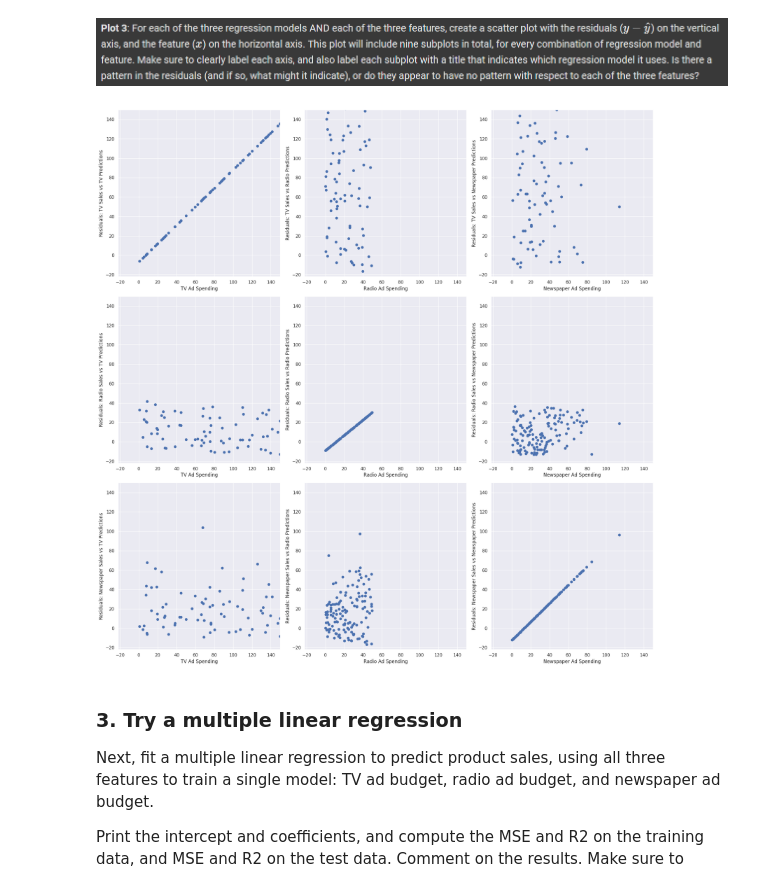
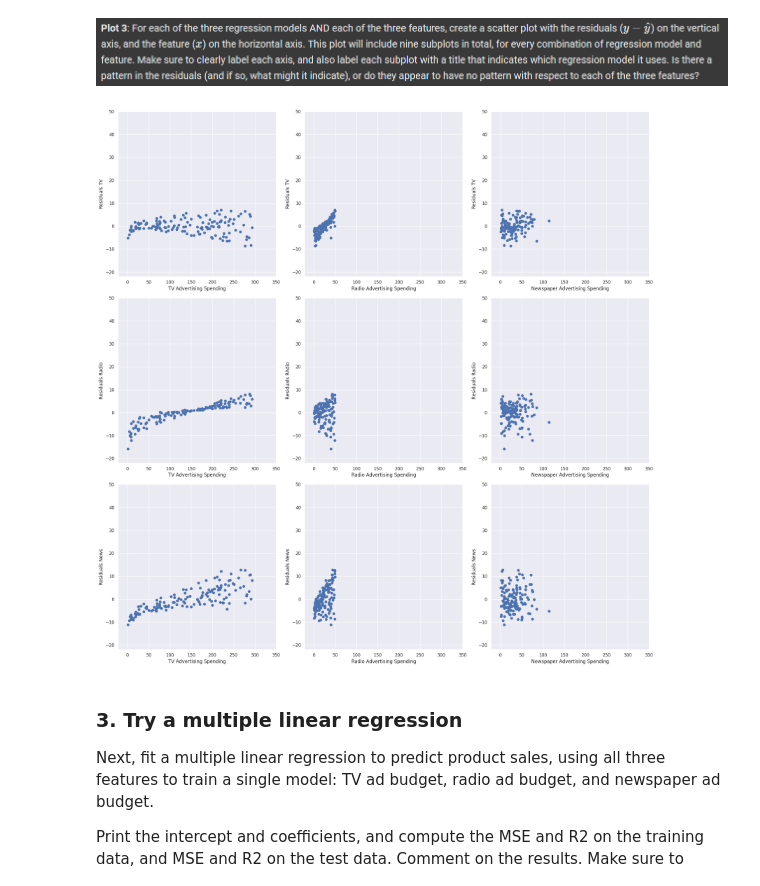
Before and after one commit to ZoeMcFife/5AHITM, a Jupyter notebook: INSY/Colab/#2024-11-28#/linear-regression.ipynb, the cells around one changed output. Cells and saved outputs as stored; diff of their text form; code cells hidden in the pictures.

```diff
--- a/INSY/Colab/#2024-11-28#/linear-regression.ipynb
+++ b/INSY/Colab/#2024-11-28#/linear-regression.ipynb
@@ -308,32 +308,45 @@ plt.show()
 # %%
 fig, axes = plt.subplots(nrows=3, ncols=3, figsize=(20,20))
 
 def plot_residual_vs_feature(ax, feature, y_true, y_pred, title, title2):
     min_val = -22
-    max_val = 150
+    max_val = 350
     ax.scatter(feature, y_true - y_pred)
-    ax.set_xlabel(title + " Ad Spending")
+    ax.set_xlabel(title + " Advertising Spending")
     ax.set_ylabel(title2)
     ax.set_xlim(min_val, max_val)
-    ax.set_ylim(min_val, max_val)
+    ax.set_ylim(min_val, 50)
+                              # feature (spending) | sales |    predicted sales | model | residuals
+plot_residual_vs_feature(axes[0, 0], train['TV'], train['sales'], y_pred_tr_tv, "TV", "Residuals TV")
+plot_residual_vs_feature(axes[0, 1], train['radio'], train['sales'], y_pred_tr_tv, "Radio", "Residuals TV")
+plot_residual_vs_feature(axes[0, 2], train['newspaper'], train['sales'], y_pred_tr_tv, "Newspaper", "Residuals TV")
 
-plot_residual_vs_feature(axes[0, 0], train['TV'], train['TV'], y_pred_tr_tv, "TV", "Residuals: TV Sales vs TV Predictions")
-plot_residual_vs_feature(axes[0, 1], train['radio'], train['TV'], y_pred_tr_radio, "Radio", "Residuals: TV Sales vs Radio Predictions")
-plot_residual_vs_feature(axes[0, 2], train['newspaper'], train['TV'], y_pred_tr_news, "Newspaper", "Residuals: TV Sales vs Newspaper Predictions")
+plot_residual_vs_feature(axes[1, 0], train['TV'], train['sales'], y_pred_tr_radio, "TV", "Residuals Radio")
+plot_residual_vs_feature(axes[1, 1], train['radio'], train['sales'], y_pred_tr_radio, "Radio", "Residuals RAdio")
+plot_residual_vs_feature(axes[1, 2], train['newspaper'], train['sales'], y_pred_tr_radio, "Newspaper", "Residuals Radio")
 
-plot_residual_vs_feature(axes[1, 0], train['TV'], train['radio'], y_pred_tr_tv, "TV", "Residuals: Radio Sales vs TV Predictions")
-plot_residual_vs_feature(axes[1, 1], train['radio'], train['radio'], y_pred_tr_radio, "Radio", "Residuals: Radio Sales vs Radio Predictions")
-plot_residual_vs_feature(axes[1, 2], train['newspaper'], train['radio'], y_pred_tr_news, "Newspaper", "Residuals: Radio Sales vs Newspaper Predictions")
-
-plot_residual_vs_feature(axes[2, 0], train['TV'], train['newspaper'], y_pred_tr_tv, "TV", "Residuals: Newspaper Sales vs TV Predictions")
-plot_residual_vs_feature(axes[2, 1], train['radio'], train['newspaper'], y_pred_tr_radio, "Radio", "Residuals: Newspaper Sales vs Radio Predictions")
-plot_residual_vs_feature(axes[2, 2], train['newspaper'], train['newspaper'], y_pred_tr_news, "Newspaper", "Residuals: Newspaper Sales vs Newspaper Predictions")
+plot_residual_vs_feature(axes[2, 0], train['TV'], train['sales'], y_pred_tr_news, "TV", "Residuals News")
+plot_residual_vs_feature(axes[2, 1], train['radio'], train['sales'], y_pred_tr_news, "Radio", "Residuals News")
+plot_residual_vs_feature(axes[2, 2], train['newspaper'], train['sales'], y_pred_tr_news, "Newspaper", "Residuals News")
 
 
 plt.tight_layout()
 plt.show()
+
+
+# Pattern 0 0 : Residual Spread increases
+# Pattern 0 1 : Forming linearly
+# Pattern 0 2 : clustering
+# Pattern 1 0 : Residuals linear and spreading out
+# Pattern 1 1 : clustering
+# Pattern 1 2 : clustering
+# Pattern 2 0 : Residuals linear and spreading out
+# Pattern 2 1 : clustering
+# Pattern 2 2 : clustering
+
+# Ideally they should be scattered around x = 0
 # %% [output]
-[figure, old version]
+[figure, new version]
 # %% [markdown]
 ### 3. Try a multiple linear regression
 
```
Also changed, not shown: parts of 1 cell of this notebook.
